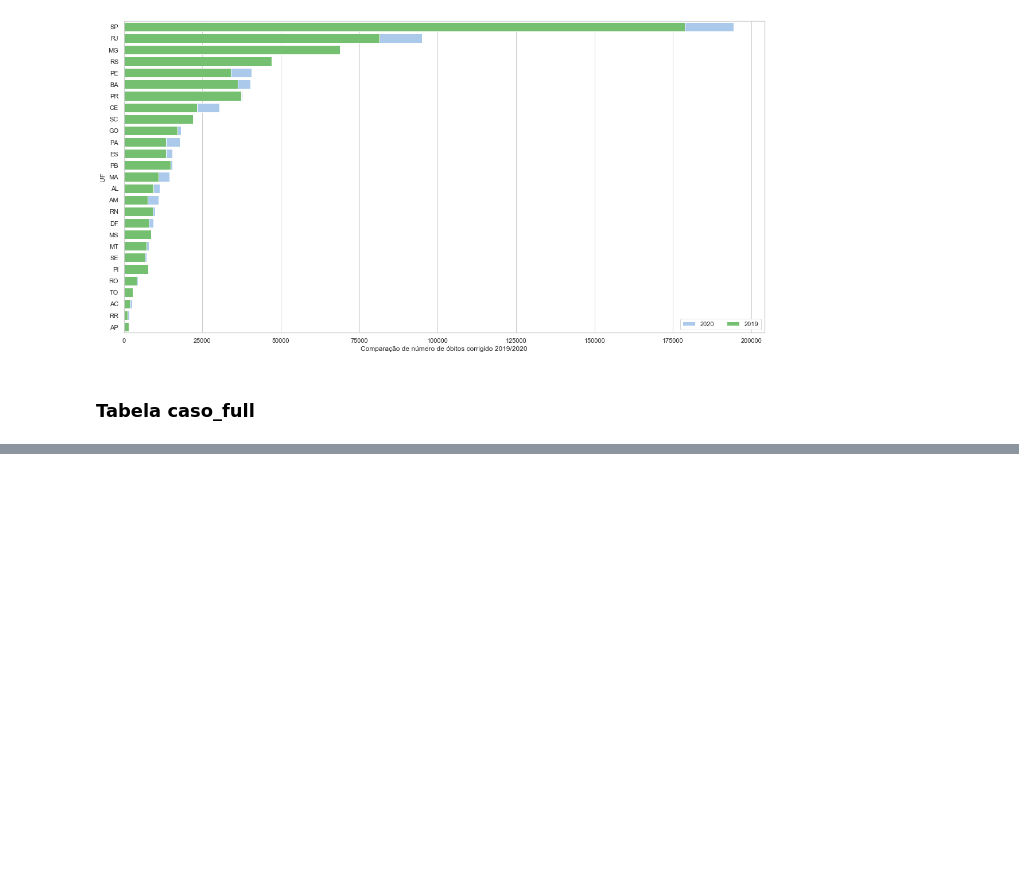
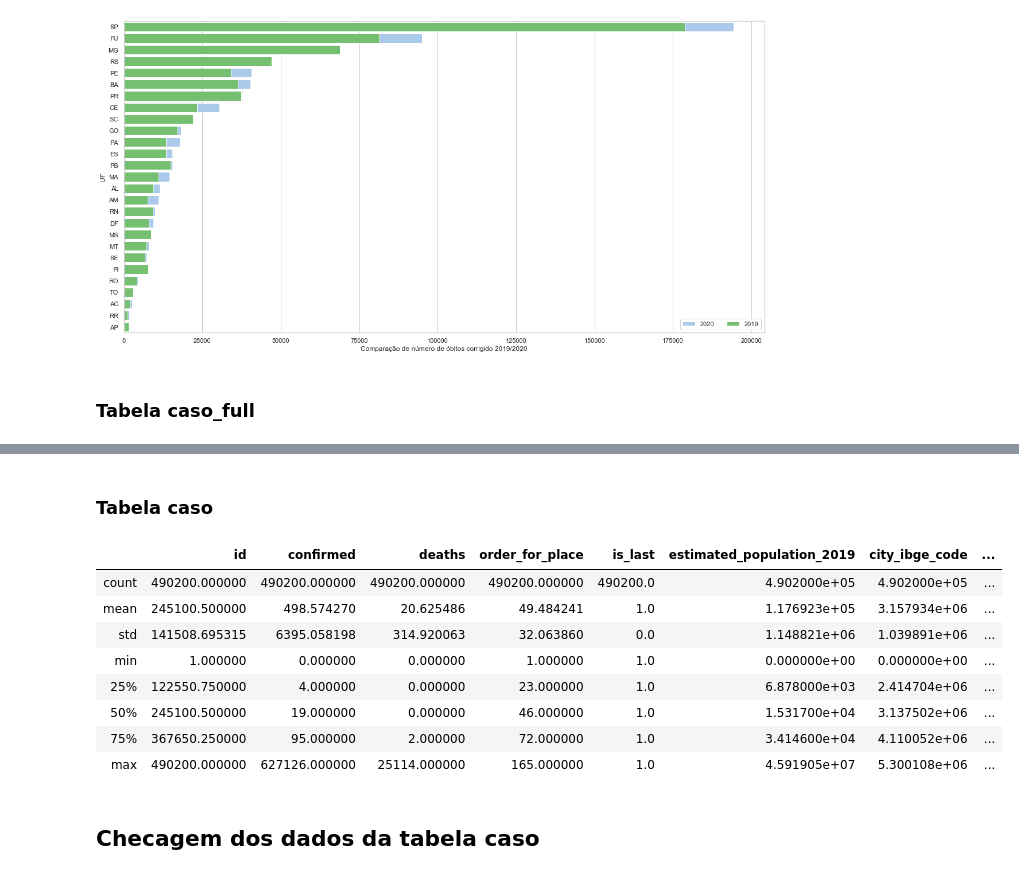
Before and after one commit to marcoguinter/aed_projeto3, a Jupyter notebook: covid19.ipynb, the cells around one changed output, grey strips where cells are left out. Drawn from its saved outputs; the diff is of its cells as text; code cells hidden in the pictures; blank space fills up the shorter version.

```diff
--- a/covid19.ipynb
+++ b/covid19.ipynb
@@ -946,0 +959,18 @@ del df_obitos
+# %% [markdown]
+### Tabela caso
+# %%
+
+df_caso = getData("caso")
+df_caso.toPandas().describe()
+# %% [output]
+|  | id | confirmed | deaths | order_for_place | is_last | estimated_population_2019 | city_ibge_code | ... |
+| count | 490200.000000 | 490200.000000 | 490200.000000 | 490200.000000 | 490200.0 | 4.902000e+05 | 4.902000e+05 | ... |
+| mean | 245100.500000 | 498.574270 | 20.625486 | 49.484241 | 1.0 | 1.176923e+05 | 3.157934e+06 | ... |
+| std | 141508.695315 | 6395.058198 | 314.920063 | 32.063860 | 0.0 | 1.148821e+06 | 1.039891e+06 | ... |
+| min | 1.000000 | 0.000000 | 0.000000 | 1.000000 | 1.0 | 0.000000e+00 | 0.000000e+00 | ... |
+| 25% | 122550.750000 | 4.000000 | 0.000000 | 23.000000 | 1.0 | 6.878000e+03 | 2.414704e+06 | ... |
+| 50% | 245100.500000 | 19.000000 | 0.000000 | 46.000000 | 1.0 | 1.531700e+04 | 3.137502e+06 | ... |
+| 75% | 367650.250000 | 95.000000 | 2.000000 | 72.000000 | 1.0 | 3.414600e+04 | 4.110052e+06 | ... |
+| max | 490200.000000 | 627126.000000 | 25114.000000 | 165.000000 | 1.0 | 4.591905e+07 | 5.300108e+06 | ... |
+# %% [markdown]
+## Checagem dos dados da tabela caso
```
Also changed, not shown: parts of 5 cells of this notebook.
